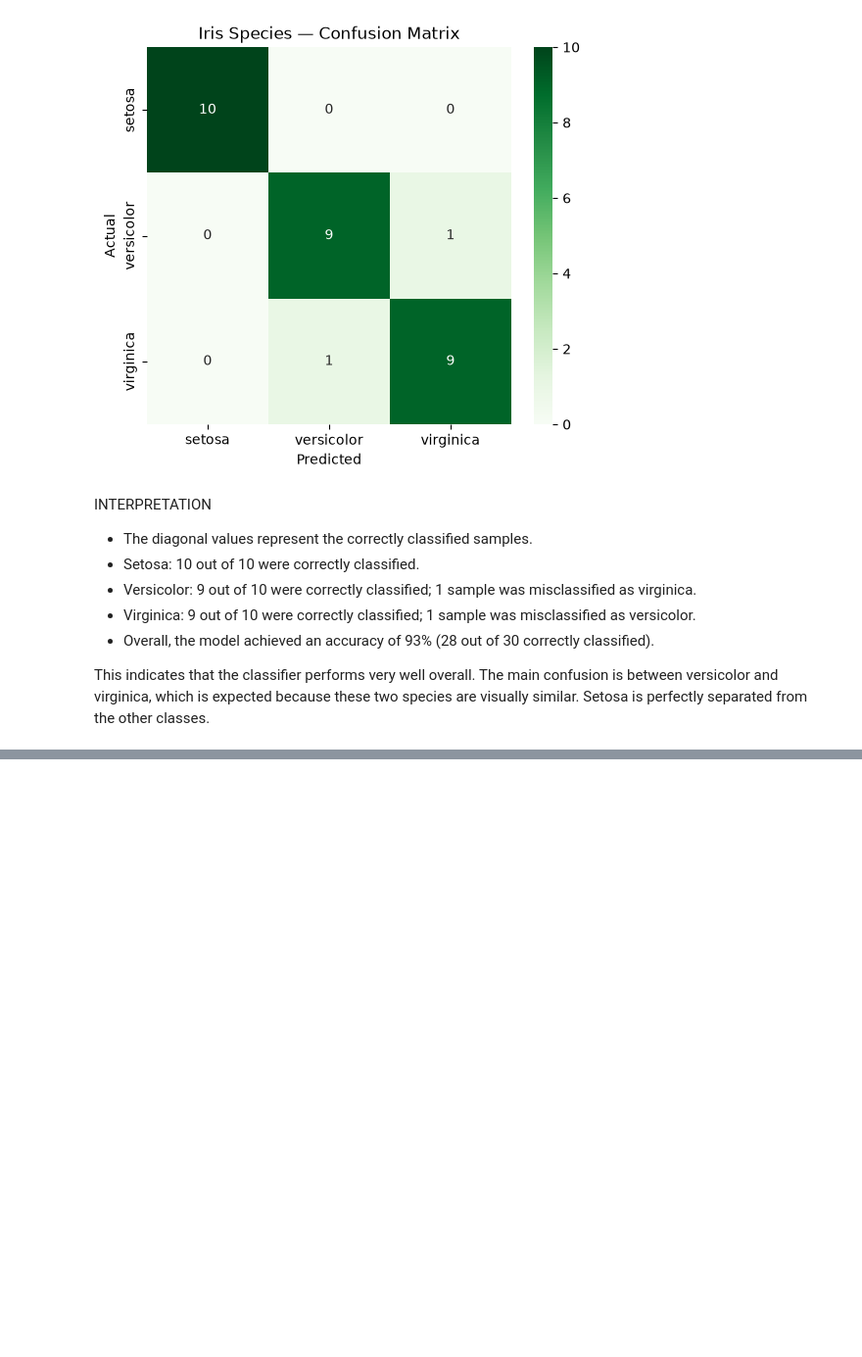
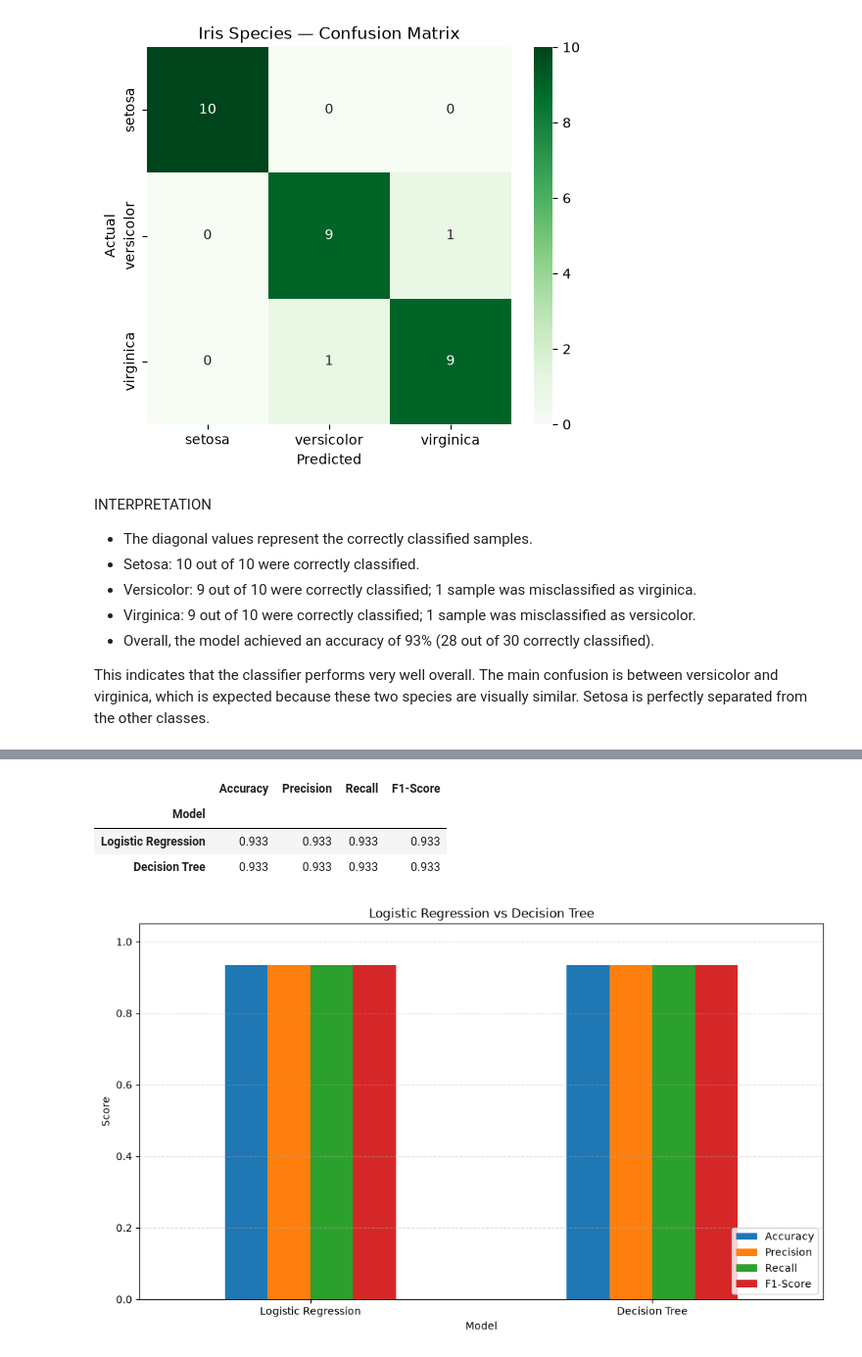
Before and after one commit to timomugishan8-ai/Datheon_Machine_Learning_and_Data_Science_Internship., a Jupyter notebook: Multi-Class Benchmark Classification Pipeline/Notebooks/3_modeling.ipynb, the cells around one changed output, grey strips where cells are left out. Shown at 98% size. Cells and saved outputs as stored; diff of their text form; code cells hidden in the pictures; blank space fills up the shorter version.

Commit message:
Create a decision tree classifier and compare its performance with the Logistic regression model

```diff
--- a/Multi-Class Benchmark Classification Pipeline/Notebooks/3_modeling.ipynb
+++ b/Multi-Class Benchmark Classification Pipeline/Notebooks/3_modeling.ipynb
@@ -147,0 +181,52 @@ This indicates that the classifier performs very well overall. The main confusio
+# %%
+# Compare both models in a table format to see which one performs better on the test set
+
+predictions = {
+    "Logistic Regression": y_pred,
+    "Decision Tree": y_pred_tree
+}
+
+results = []
+
+for model_name, predictions_model in predictions.items():
+    results.append({
+        "Model": model_name,
+        "Accuracy": accuracy_score(y_test, predictions_model),
+        "Precision": precision_score(
+            y_test, predictions_model, average="macro", zero_division=0
+        ),
+        "Recall": recall_score(
+            y_test, predictions_model, average="macro", zero_division=0
+        ),
+        "F1-Score": f1_score(
+            y_test, predictions_model, average="macro", zero_division=0
+        )
+    })
+
+comparison_df = pd.DataFrame(results).set_index("Model")
+
+comparison_df.round(3)
+# %% [output]
+|  | Accuracy | Precision | Recall | F1-Score |
+| Model |  |  |  |  |
+| Logistic Regression | 0.933 | 0.933 | 0.933 | 0.933 |
+| Decision Tree | 0.933 | 0.933 | 0.933 | 0.933 |
+# %%
+#Visualize the comparison of the two models using a bar chart
+
+comparison_df.plot(
+    kind="bar",
+    figsize=(10, 6),
+    ylim=(0, 1.05),
+    rot=0
+)
+
+plt.title("Logistic Regression vs Decision Tree")
+plt.ylabel("Score")
+plt.xlabel("Model")
+plt.legend(loc="lower right")
+plt.grid(axis="y", linestyle="--", alpha=0.4)
+plt.tight_layout()
+plt.show()
+# %% [output]
+[figure, added]
```
Also changed, not shown: parts of 6 cells of this notebook.
